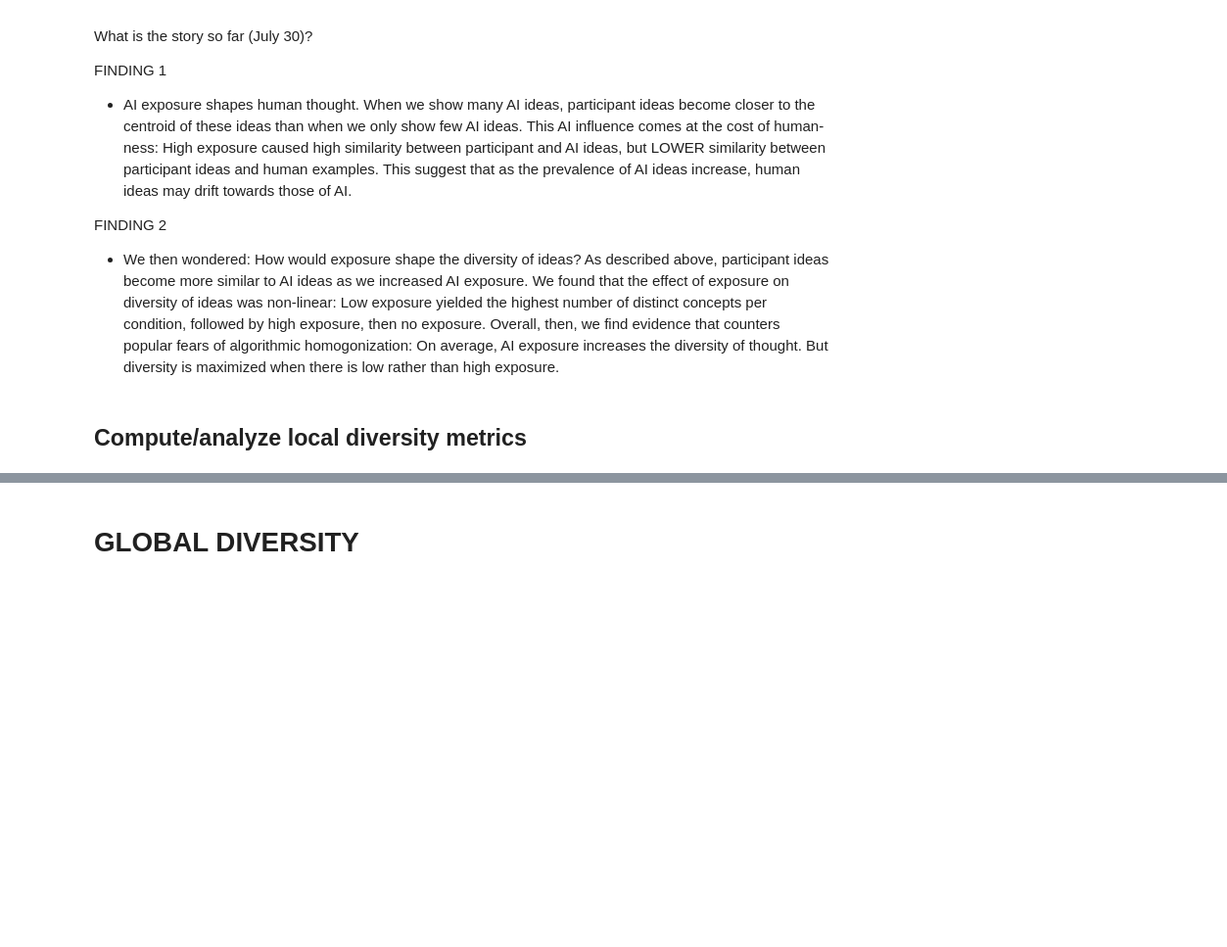
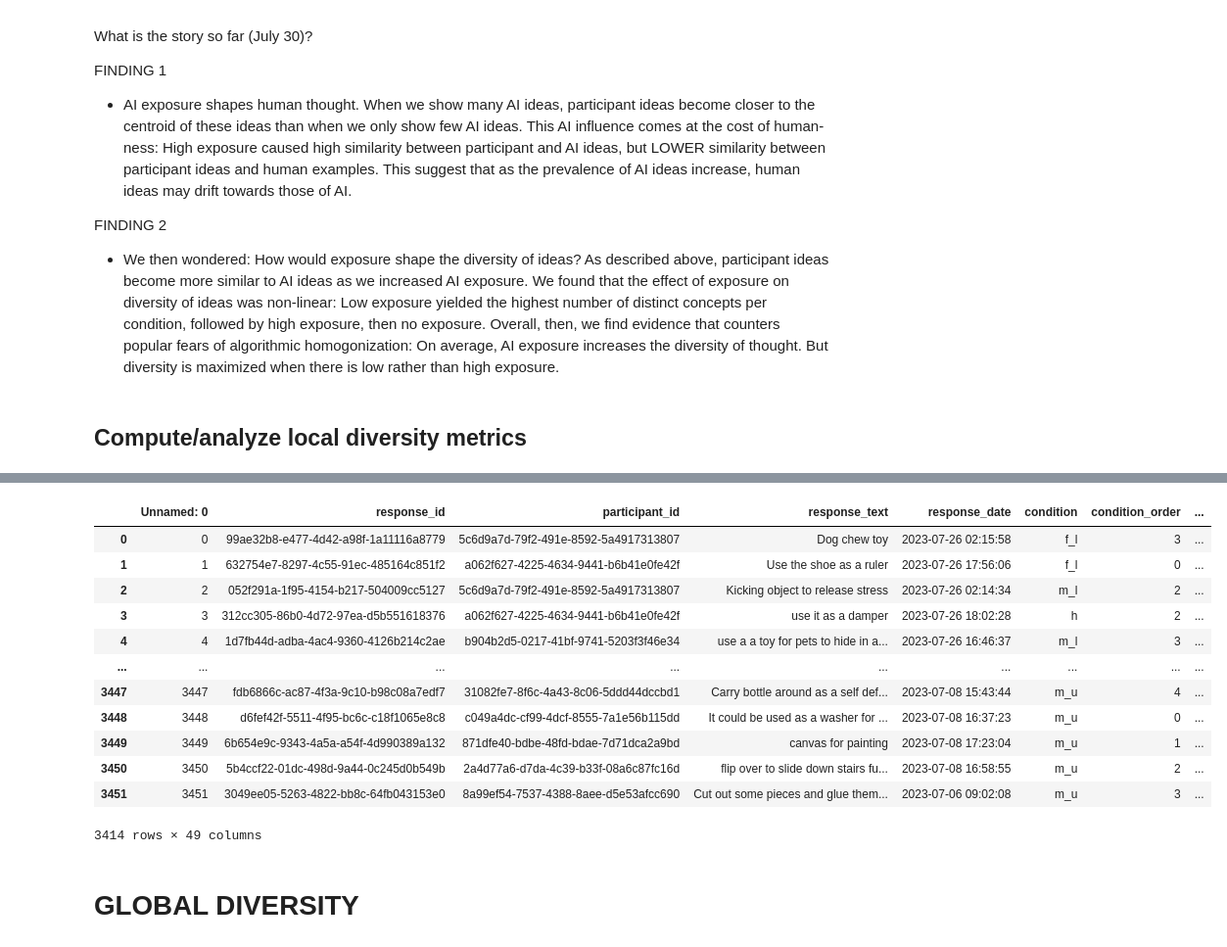
Before and after one commit to josh-ashkinaze/net_create, a Jupyter notebook: scripts/analyze_experiment/diversity_metrics.ipynb, the cells around one changed output, grey strips where cells are left out. Shown at 98% size. Saved outputs shown, nothing was run; the diff lists cells and outputs as text; code cells hidden in the pictures; blank space fills up the shorter version.

```diff
--- a/scripts/analyze_experiment/diversity_metrics.ipynb
+++ b/scripts/analyze_experiment/diversity_metrics.ipynb
@@ -465,3 +495,19 @@ We conducted a Kruskal Wallis test and found max_dist DID NOT DIFFER by clean_co
+# %%
+df
+# %% [output]
+|  | Unnamed: 0 | response_id | participant_id | response_text | response_date | condition | condition_order | ... |
+| 0 | 0 | 99ae32b8-e477-4d42-a98f-1a11116a8779 | 5c6d9a7d-79f2-491e-8592-5a4917313807 | Dog chew toy | 2023-07-26 02:15:58 | f_l | 3 | ... |
+| 1 | 1 | 632754e7-8297-4c55-91ec-485164c851f2 | a062f627-4225-4634-9441-b6b41e0fe42f | Use the shoe as a ruler | 2023-07-26 17:56:06 | f_l | 0 | ... |
+| 2 | 2 | 052f291a-1f95-4154-b217-504009cc5127 | 5c6d9a7d-79f2-491e-8592-5a4917313807 | Kicking object to release stress | 2023-07-26 02:14:34 | m_l | 2 | ... |
+| 3 | 3 | 312cc305-86b0-4d72-97ea-d5b551618376 | a062f627-4225-4634-9441-b6b41e0fe42f | use it as a damper | 2023-07-26 18:02:28 | h | 2 | ... |
+| 4 | 4 | 1d7fb44d-adba-4ac4-9360-4126b214c2ae | b904b2d5-0217-41bf-9741-5203f3f46e34 | use a a toy for pets to hide in a... | 2023-07-26 16:46:37 | m_l | 3 | ... |
+| ... | ... | ... | ... | ... | ... | ... | ... | ... |
+| 3447 | 3447 | fdb6866c-ac87-4f3a-9c10-b98c08a7edf7 | 31082fe7-8f6c-4a43-8c06-5ddd44dccbd1 | Carry bottle around as a self def... | 2023-07-08 15:43:44 | m_u | 4 | ... |
+| 3448 | 3448 | d6fef42f-5511-4f95-bc6c-c18f1065e8c8 | c049a4dc-cf99-4dcf-8555-7a1e56b115dd | It could be used as a washer for ... | 2023-07-08 16:37:23 | m_u | 0 | ... |
+| 3449 | 3449 | 6b654e9c-9343-4a5a-a54f-4d990389a132 | 871dfe40-bdbe-48fd-bdae-7d71dca2a9bd | canvas for painting | 2023-07-08 17:23:04 | m_u | 1 | ... |
+| 3450 | 3450 | 5b4ccf22-01dc-498d-9a44-0c245d0b549b | 2a4d77a6-d7da-4c39-b33f-08a6c87fc16d | flip over to slide down stairs fu... | 2023-07-08 16:58:55 | m_u | 2 | ... |
+| 3451 | 3451 | 3049ee05-5263-4822-bb8c-64fb043153e0 | 8a99ef54-7537-4388-8aee-d5e53afcc690 | Cut out some pieces and glue them... | 2023-07-06 09:02:08 | m_u | 3 | ... |
+3414 rows × 49 columns
 # %% [markdown]
 # GLOBAL DIVERSITY
 # %% [markdown]
```
Also changed, not shown: parts of 12 cells of this notebook.
